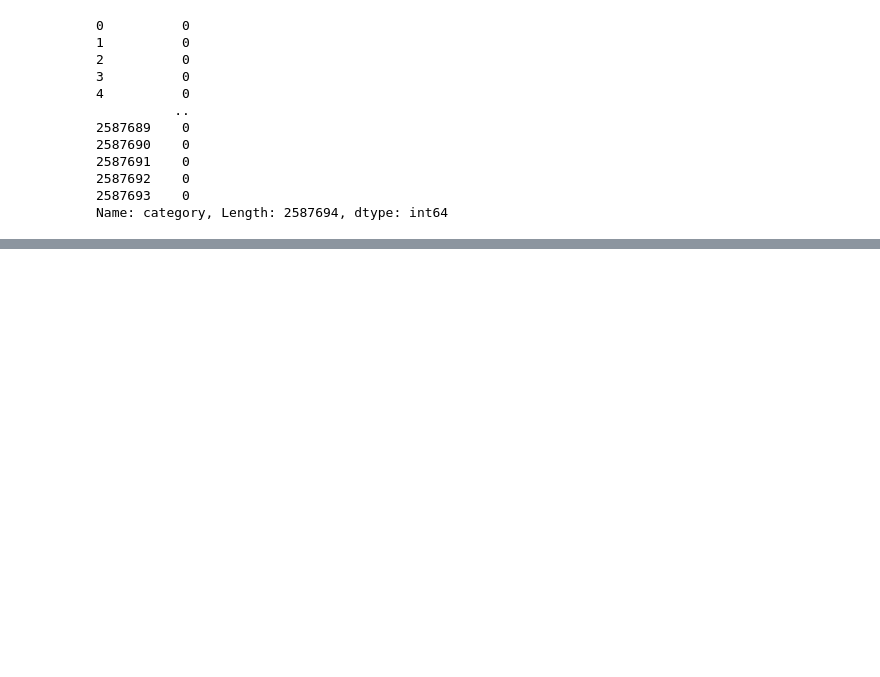
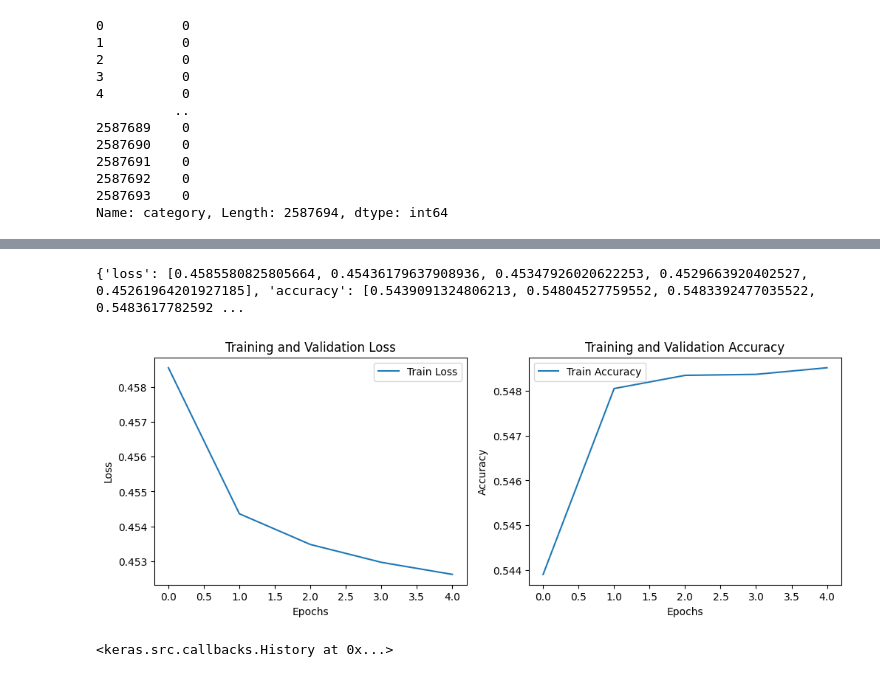
Before and after one commit to JavierPaz11044/droidmaldetect-py, a Jupyter notebook: droidmaldetect_py/Dataset2017/models/NeuronalNetworkKeras.ipynb, the cells around one changed output, grey strips where cells are left out. Saved outputs shown, nothing was run; the diff lists cells and outputs as text; code cells hidden in the pictures; blank space fills up the shorter version.

Commit message:
feat: use keras

```diff
--- a/droidmaldetect_py/Dataset2017/models/NeuronalNetworkKeras.ipynb
+++ b/droidmaldetect_py/Dataset2017/models/NeuronalNetworkKeras.ipynb
@@ -9,2 +29,2 @@ from sklearn.model_selection import train_test_split
 # %%
-dataset_general =  pd.read_csv('/home/lpazc/Documentos/Proyects/DroidMalDetect-Py/results/dataset_pca.csv', index_col=False)
+dataset_general =  pd.read_csv('/home/lpazc/Documentos/Proyects/DroidMalDetect-Py/results/dataframe_to_scaled.csv', index_col=False)
@@ -41,12 +111,12 @@ def inputTest():
 def outputTest():
     return test_category
 # %%
-
+histories =  None
 def Network():
     modelo = Sequential()
     #agregar capas
     #model.add(SimpleRNN(1, 100))
-    modelo.add(Dense(6, input_shape=(7,), kernel_regularizer= l2(0.), activation='relu')) # tanh, sigmoid, relu, tan, normal
+    modelo.add(Dense(6, input_shape=(64,), kernel_regularizer= l2(0.), activation='relu')) # tanh, sigmoid, relu, tan, normal
     modelo.add(Dense(10, kernel_regularizer= l2(0.), activation='relu'))
     modelo.add(Dense(10, kernel_regularizer= l2(0.), activation='relu'))
     #modelo.add(Dense(5, kernel_regularizer= l2(0.),activation='relu'))
@@ -58,6 +128,6 @@ def Network():
     modelo.compile(loss='mean_absolute_error',
                    optimizer = 'sgd',
                    metrics=[["accuracy"]])
-    modelo.fit(inputTrain(),outputTrain(), epochs=150)
+    histories = modelo.fit(inputTrain(),outputTrain(), epochs=50)
     modelo.evaluate(inputTest(),outputTest())
-    return modelo
+    return modelo, histories
@@ -65,0 +134,2 @@ pan
+# %%
+model, history = Network()
@@ -65,0 +145,31 @@ pan
+# %%
+print(history.history)
+# %% [output]
+{'loss': [0.4585580825805664, 0.45436179637908936, 0.45347926020622253, 0.4529663920402527, 0.45261964201927185], 'accuracy': [0.5439091324806213, 0.54804527759552, 0.5483392477035522, 0.5483617782592 ...
+# %%
+import matplotlib.pyplot as plt
+plt.figure(figsize=(12, 4))
+
+# Graficar pérdida
+plt.subplot(1, 2, 1)
+plt.plot(history.history['loss'], label='Train Loss')
+plt.title('Training and Validation Loss')
+plt.xlabel('Epochs')
+plt.ylabel('Loss')
+plt.legend()
+
+# Graficar precisión
+plt.subplot(1, 2, 2)
+plt.plot(history.history['accuracy'], label='Train Accuracy')
+plt.title('Training and Validation Accuracy')
+plt.xlabel('Epochs')
+plt.ylabel('Accuracy')
+plt.legend()
+
+plt.show()
+# %% [output]
+[figure, added]
+# %%
+history
+# %% [output]
+<keras.src.callbacks.History at 0x...>
```
Also changed, not shown: parts of 8 cells of this notebook, 1 other file.
